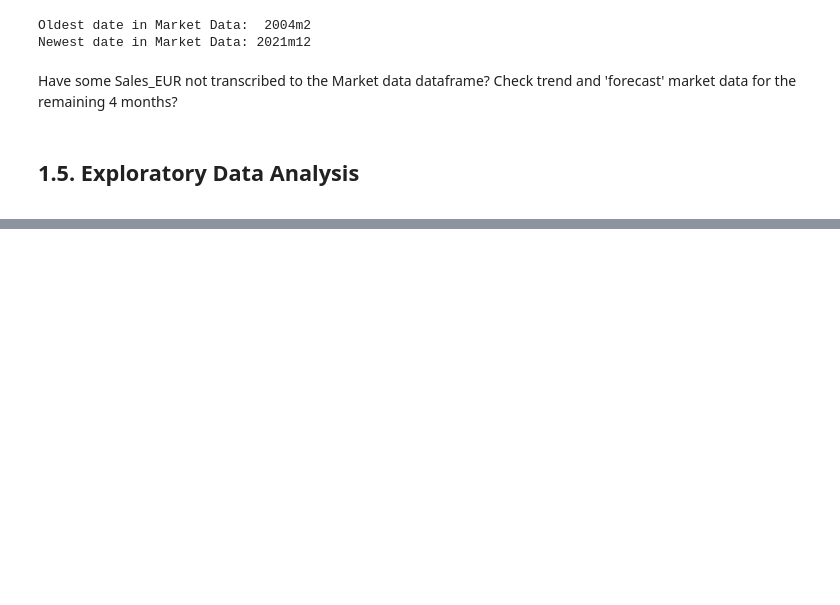
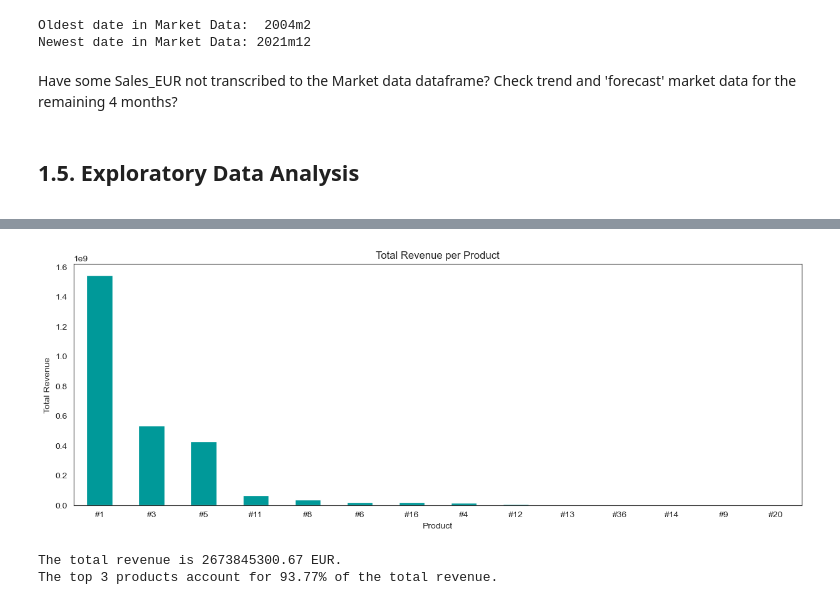
Before and after one commit to RubenCMarques/Case-2--Siemens-Sales-Forecast, a Jupyter notebook: Notebooks/Chloe_workspace.ipynb, the cells around one changed output, grey strips where cells are left out. Saved outputs shown, nothing was run; the diff lists cells and outputs as text; code cells hidden in the pictures; blank space fills up the shorter version.

```diff
--- a/Notebooks/Chloe_workspace.ipynb
+++ b/Notebooks/Chloe_workspace.ipynb
@@ -380,0 +432,4 @@ Have some Sales_EUR not transcribed to the Market data dataframe? Check trend an
+# %%
+# Check total revenue per product
+rev_product = sales_data.groupby('Mapped_GCK')['Sales_EUR'].sum()
+rev_product
@@ -380,0 +453,21 @@ Have some Sales_EUR not transcribed to the Market data dataframe? Check trend an
+# %%
+# Make a bar plot of total revenue per product
+plt.figure(figsize=(15, 5))
+rev_product.sort_values(ascending=False).plot(kind='bar', color=siemens_green)
+plt.xlabel('Product')
+plt.ylabel('Total Revenue')
+plt.title('Total Revenue per Product')
+plt.xticks(rotation=0)
+plt.show()
+# %% [output]
+[figure, added]
+# %%
+# Verify what is the percetange of the total revenue generated by the top 3 products
+top3_revenue = rev_product.sort_values(ascending=False).head(3).sum()
+total_revenue = sales_data['Sales_EUR'].sum()
+top3_revenue_percent = (top3_revenue / total_revenue) * 100
+print(f'The total revenue is {total_revenue:.2f} EUR.')
+print(f'The top 3 products account for {top3_revenue_percent:.2f}% of the total revenue.')
+# %% [output]
+The total revenue is 2673845300.67 EUR.
+The top 3 products account for 93.77% of the total revenue.
```
Also changed, not shown: parts of 20 cells of this notebook.
